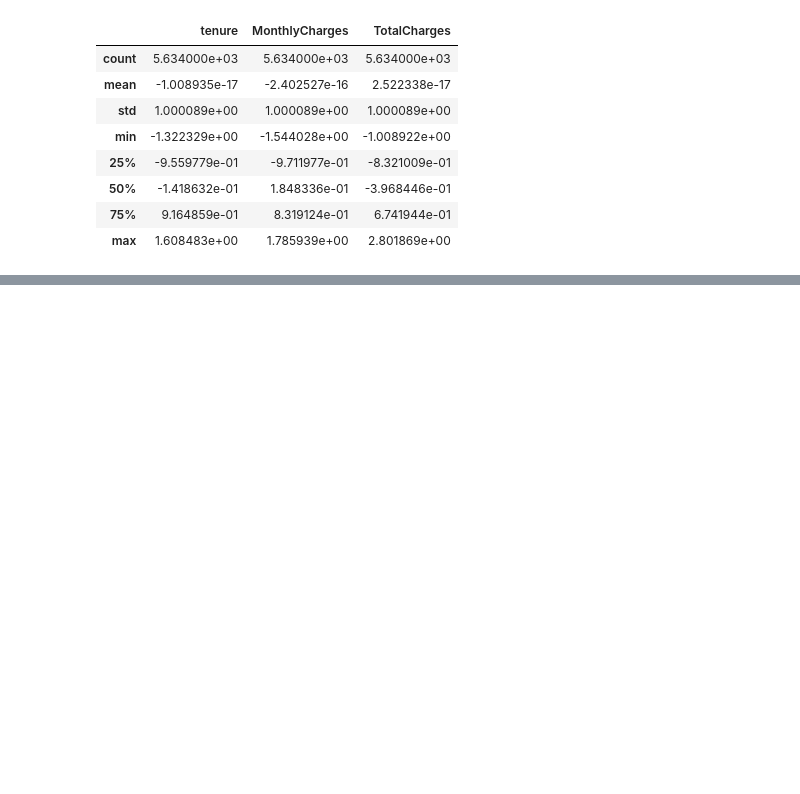
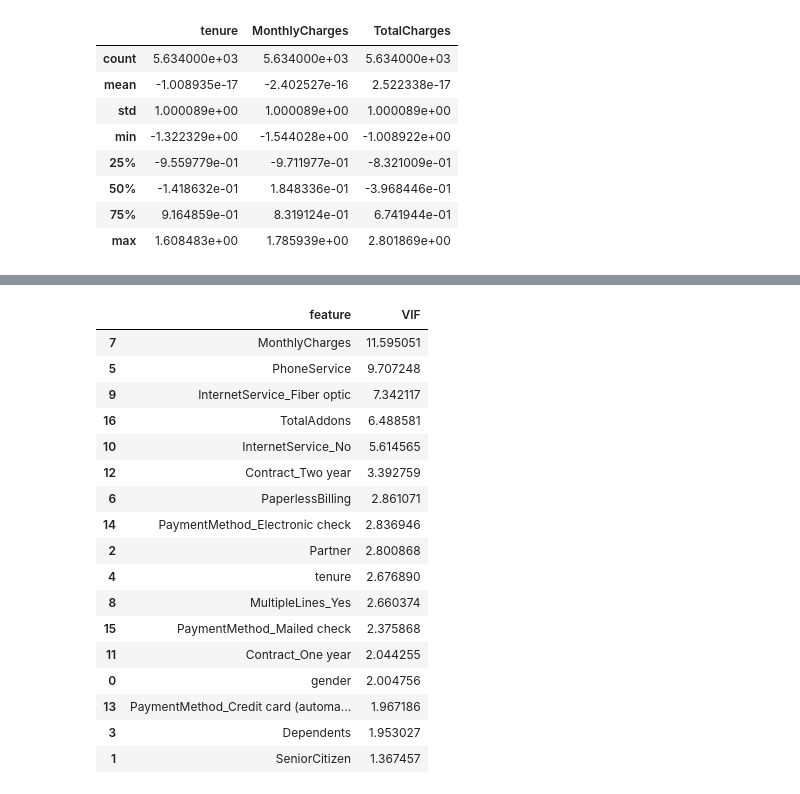
Before and after one commit to shrutigoswamii/ml-notebook, a Jupyter notebook: p1-telco-churn/notebooks/p1_churn_eda.ipynb, the cells around one changed output, grey strips where cells are left out. Saved outputs shown, nothing was run; the diff lists cells and outputs as text; code cells hidden in the pictures; blank space fills up the shorter version.

```diff
--- a/p1-telco-churn/notebooks/p1_churn_eda.ipynb
+++ b/p1-telco-churn/notebooks/p1_churn_eda.ipynb
@@ -371,0 +457,11 @@ X_train[numeric_cols].describe()
+# %%
+redundant_cols = ['OnlineSecurity_No internet service', 'OnlineBackup_No internet service',
+                   'DeviceProtection_No internet service', 'TechSupport_No internet service',
+                   'StreamingTV_No internet service', 'StreamingMovies_No internet service']
+X_train = X_train.drop(columns=redundant_cols)
+X_test = X_test.drop(columns=redundant_cols)
+# %%
+addon_yes_cols = ['OnlineSecurity_Yes', 'OnlineBackup_Yes', 'DeviceProtection_Yes',
+                    'TechSupport_Yes', 'StreamingTV_Yes', 'StreamingMovies_Yes']
+X_train = X_train.drop(columns=addon_yes_cols)
+X_test = X_test.drop(columns=addon_yes_cols)
@@ -371,0 +491,30 @@ X_train[numeric_cols].describe()
+# %%
+X_train = X_train.drop(columns=['MultipleLines_No phone service'])
+X_test = X_test.drop(columns=['MultipleLines_No phone service'])
+# %%
+X_train = X_train.drop(columns=['TotalCharges'])
+X_test = X_test.drop(columns=['TotalCharges'])
+# %%
+vif_data = pd.DataFrame()
+vif_data['feature'] = X_train.columns
+vif_data['VIF'] = [variance_inflation_factor(X_train.values, i) for i in range(X_train.shape[1])]
+vif_data.sort_values('VIF', ascending=False)
+# %% [output]
+|  | feature | VIF |
+| 7 | MonthlyCharges | 11.595051 |
+| 5 | PhoneService | 9.707248 |
+| 9 | InternetService_Fiber optic | 7.342117 |
+| 16 | TotalAddons | 6.488581 |
+| 10 | InternetService_No | 5.614565 |
+| 12 | Contract_Two year | 3.392759 |
+| 6 | PaperlessBilling | 2.861071 |
+| 14 | PaymentMethod_Electronic check | 2.836946 |
+| 2 | Partner | 2.800868 |
+| 4 | tenure | 2.676890 |
+| 8 | MultipleLines_Yes | 2.660374 |
+| 15 | PaymentMethod_Mailed check | 2.375868 |
+| 11 | Contract_One year | 2.044255 |
+| 0 | gender | 2.004756 |
+| 13 | PaymentMethod_Credit card (automa... | 1.967186 |
+| 3 | Dependents | 1.953027 |
+| 1 | SeniorCitizen | 1.367457 |
```
Also changed, not shown: parts of 11 cells of this notebook.
